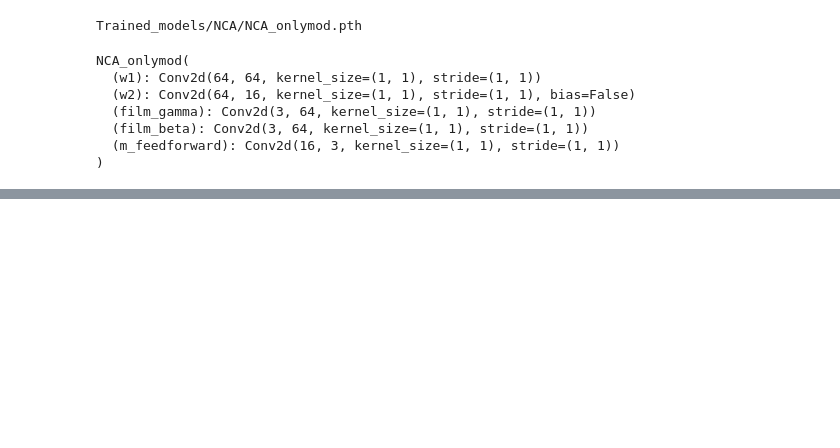
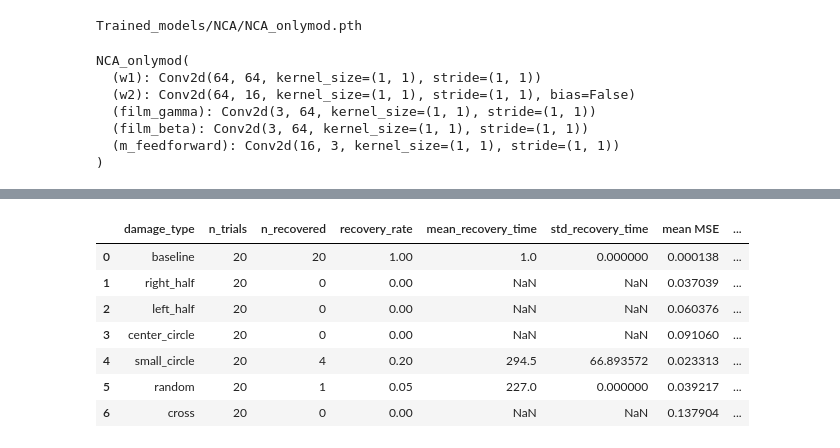
Before and after one commit to lshofsl/Thesis, a Jupyter notebook: NCA_mod.ipynb, the cells around one changed output, grey strips where cells are left out. Saved outputs shown, nothing was run; the diff lists cells and outputs as text; code cells hidden in the pictures; blank space fills up the shorter version.

```diff
--- a/NCA_mod.ipynb
+++ b/NCA_mod.ipynb
@@ -603,3 +619,15 @@ visualize_regeneration(nca, seed, base, "center_circle")
+# %%
+results_df = benchmark_recovery_times(nca, seed, base, n_trials=20)
+results_df
+# %% [output]
+|  | damage_type | n_trials | n_recovered | recovery_rate | mean_recovery_time | std_recovery_time | mean MSE | ... |
+| 0 | baseline | 20 | 20 | 1.00 | 1.0 | 0.000000 | 0.000138 | ... |
+| 1 | right_half | 20 | 0 | 0.00 | NaN | NaN | 0.037039 | ... |
+| 2 | left_half | 20 | 0 | 0.00 | NaN | NaN | 0.060376 | ... |
+| 3 | center_circle | 20 | 0 | 0.00 | NaN | NaN | 0.091060 | ... |
+| 4 | small_circle | 20 | 4 | 0.20 | 294.5 | 66.893572 | 0.023313 | ... |
+| 5 | random | 20 | 1 | 0.05 | 227.0 | 0.000000 | 0.039217 | ... |
+| 6 | cross | 20 | 0 | 0.00 | NaN | NaN | 0.137904 | ... |
 # %%
 import torchvision.transforms.v2.functional as TF
 
```
Also changed, not shown: parts of 13 cells of this notebook.
